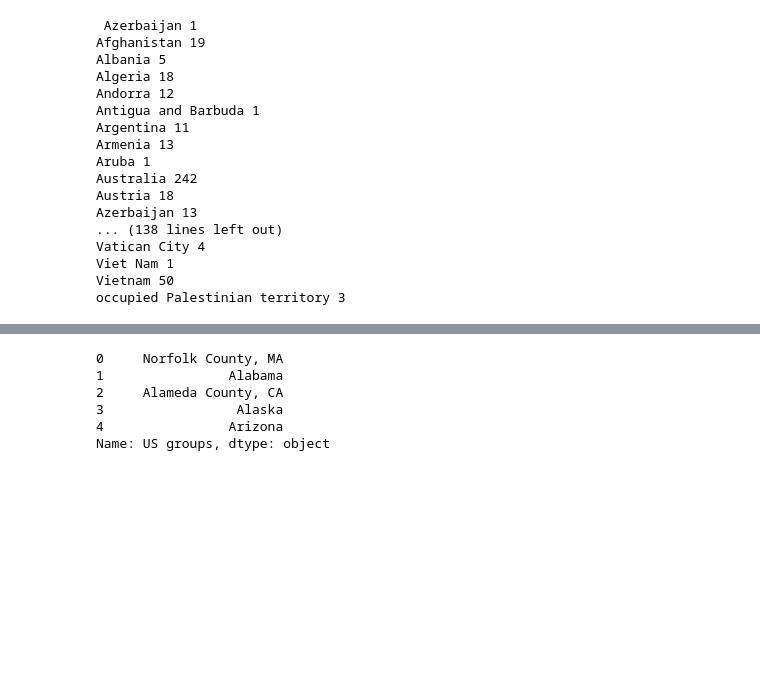
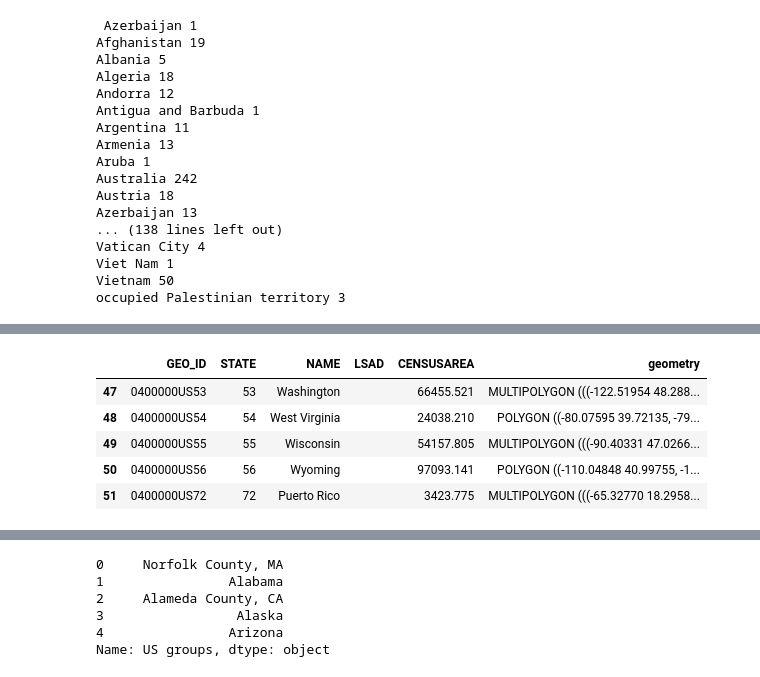
Before and after one commit to eytanohana/COVID-19, a Jupyter notebook: Data Exploration.ipynb, the cells around one changed output, grey strips where cells are left out. Saved outputs shown, nothing was run; the diff lists cells and outputs as text; code cells hidden in the pictures; blank space fills up the shorter version.

```diff
--- a/Data Exploration.ipynb
+++ b/Data Exploration.ipynb
@@ -148,0 +185,11 @@ occupied Palestinian territory 3
+# %%
+# world = gpd.read_file(gpd.datasets.get_path('naturalearth_lowres'))
+us_states = gpd.read_file('US_map.json')
+us_states.tail()
+# %% [output]
+|  | GEO_ID | STATE | NAME | LSAD | CENSUSAREA | geometry |
+| 47 | 0400000US53 | 53 | Washington |  | 66455.521 | MULTIPOLYGON (((-122.51954 48.288... |
+| 48 | 0400000US54 | 54 | West Virginia |  | 24038.210 | POLYGON ((-80.07595 39.72135, -79... |
+| 49 | 0400000US55 | 55 | Wisconsin |  | 54157.805 | MULTIPOLYGON (((-90.40331 47.0266... |
+| 50 | 0400000US56 | 56 | Wyoming |  | 97093.141 | POLYGON ((-110.04848 40.99755, -1... |
+| 51 | 0400000US72 | 72 | Puerto Rico |  | 3423.775 | MULTIPOLYGON (((-65.32770 18.2958... |
```
Also changed, not shown: parts of 6 cells of this notebook, 1 other file.
